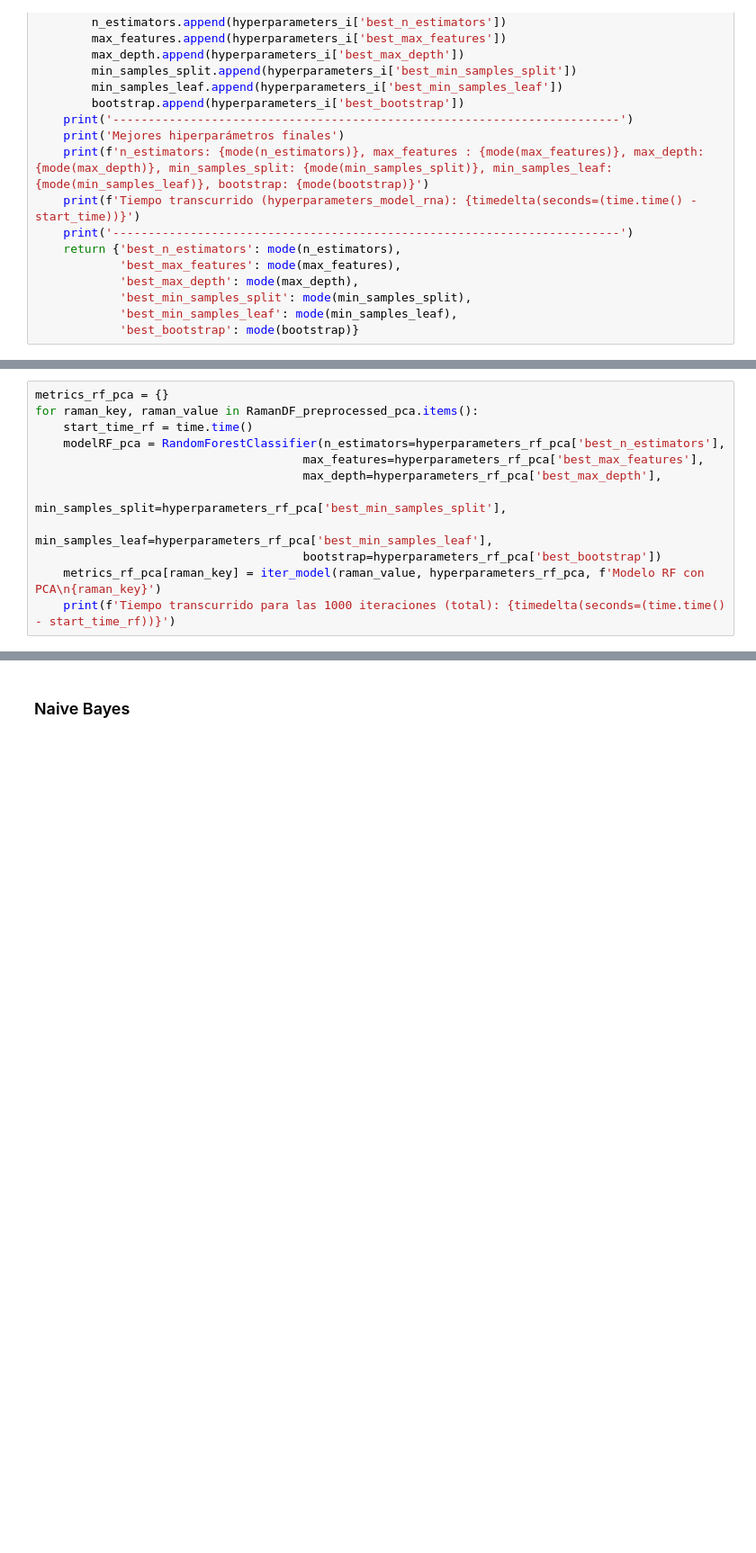
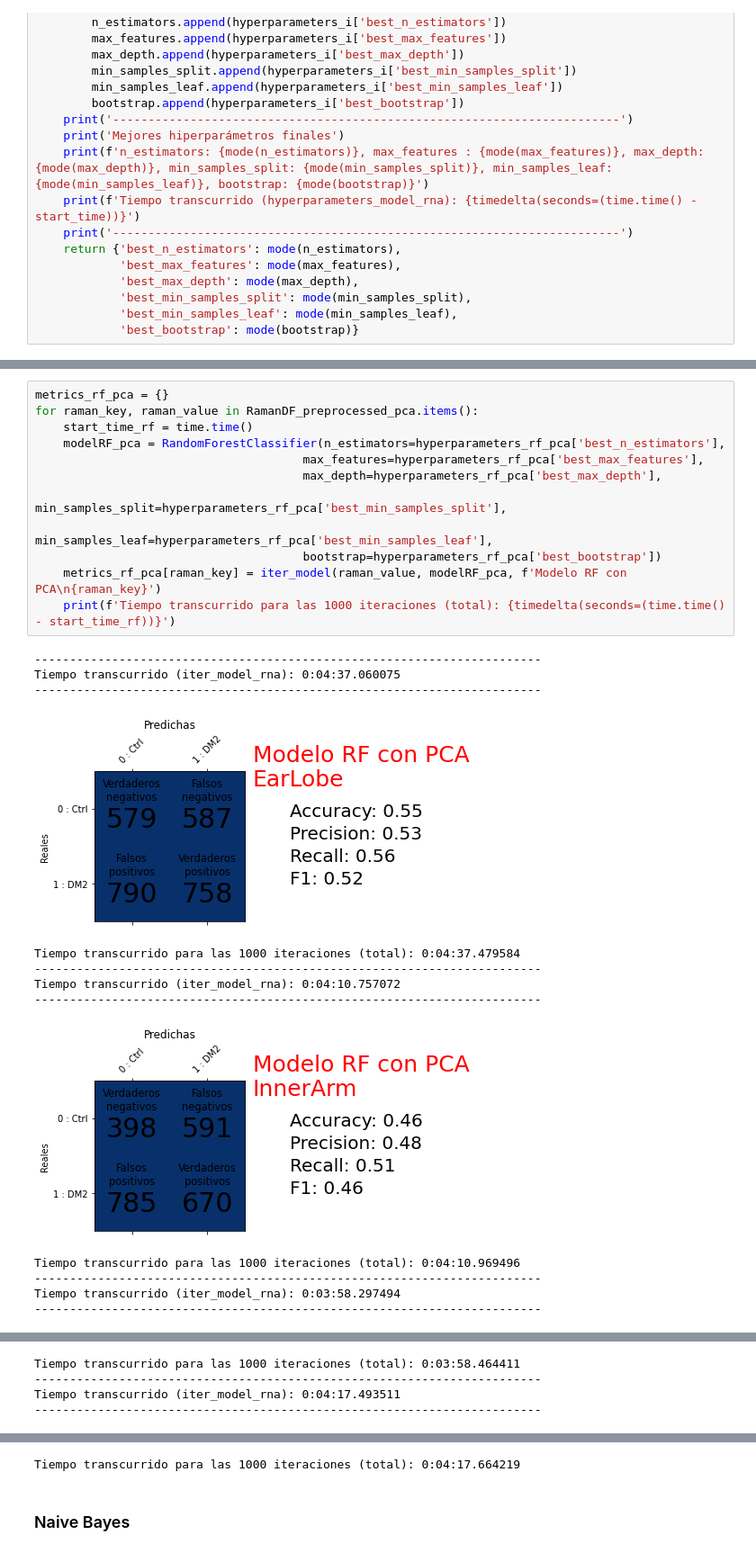
Before and after one commit to Jimenez19/RamanSpectroscopyDMT2, a Jupyter notebook: TFM.ipynb, the cells around one changed output, grey strips where cells are left out. Shown at 90% size. Saved outputs shown, nothing was run; the diff lists cells and outputs as text; blank space fills up the shorter version.

```diff
--- a/TFM.ipynb
+++ b/TFM.ipynb
@@ -845,12 +993,26 @@ print(f'Tiempo transcurrido búsqueda de hiperparámetros (total): {timedelta(se
 # %%
 metrics_rf_pca = {}
 for raman_key, raman_value in RamanDF_preprocessed_pca.items():
     start_time_rf = time.time()
     modelRF_pca = RandomForestClassifier(n_estimators=hyperparameters_rf_pca['best_n_estimators'],
                                       max_features=hyperparameters_rf_pca['best_max_features'],
                                       max_depth=hyperparameters_rf_pca['best_max_depth'],
                                       min_samples_split=hyperparameters_rf_pca['best_min_samples_split'],
                                       min_samples_leaf=hyperparameters_rf_pca['best_min_samples_leaf'],
                                       bootstrap=hyperparameters_rf_pca['best_bootstrap'])
-    metrics_rf_pca[raman_key] = iter_model(raman_value, hyperparameters_rf_pca, f'Modelo RF con PCA\n{raman_key}')
+    metrics_rf_pca[raman_key] = iter_model(raman_value, modelRF_pca, f'Modelo RF con PCA\n{raman_key}')
     print(f'Tiempo transcurrido para las 1000 iteraciones (total): {timedelta(seconds=(time.time() - start_time_rf))}')
+# %% [output]
+------------------------------------------------------------------------
+Tiempo transcurrido (iter_model_rna): 0:04:37.060075
+------------------------------------------------------------------------
+[figure, added]
+Tiempo transcurrido para las 1000 iteraciones (total): 0:04:37.479584
+------------------------------------------------------------------------
+Tiempo transcurrido (iter_model_rna): 0:04:10.757072
+------------------------------------------------------------------------
+[figure, added]
+Tiempo transcurrido para las 1000 iteraciones (total): 0:04:10.969496
+------------------------------------------------------------------------
+Tiempo transcurrido (iter_model_rna): 0:03:58.297494
+------------------------------------------------------------------------
@@ -856,0 +1020,4 @@ for raman_key, raman_value in RamanDF_preprocessed_pca.items():
+Tiempo transcurrido para las 1000 iteraciones (total): 0:03:58.464411
+------------------------------------------------------------------------
+Tiempo transcurrido (iter_model_rna): 0:04:17.493511
+------------------------------------------------------------------------
@@ -857,3 +1025,4 @@ for raman_key, raman_value in RamanDF_preprocessed_pca.items():
+Tiempo transcurrido para las 1000 iteraciones (total): 0:04:17.664219
 # %% [markdown]
 ### Naive Bayes
 # %%
```
Also changed, not shown: parts of 26 cells of this notebook.
